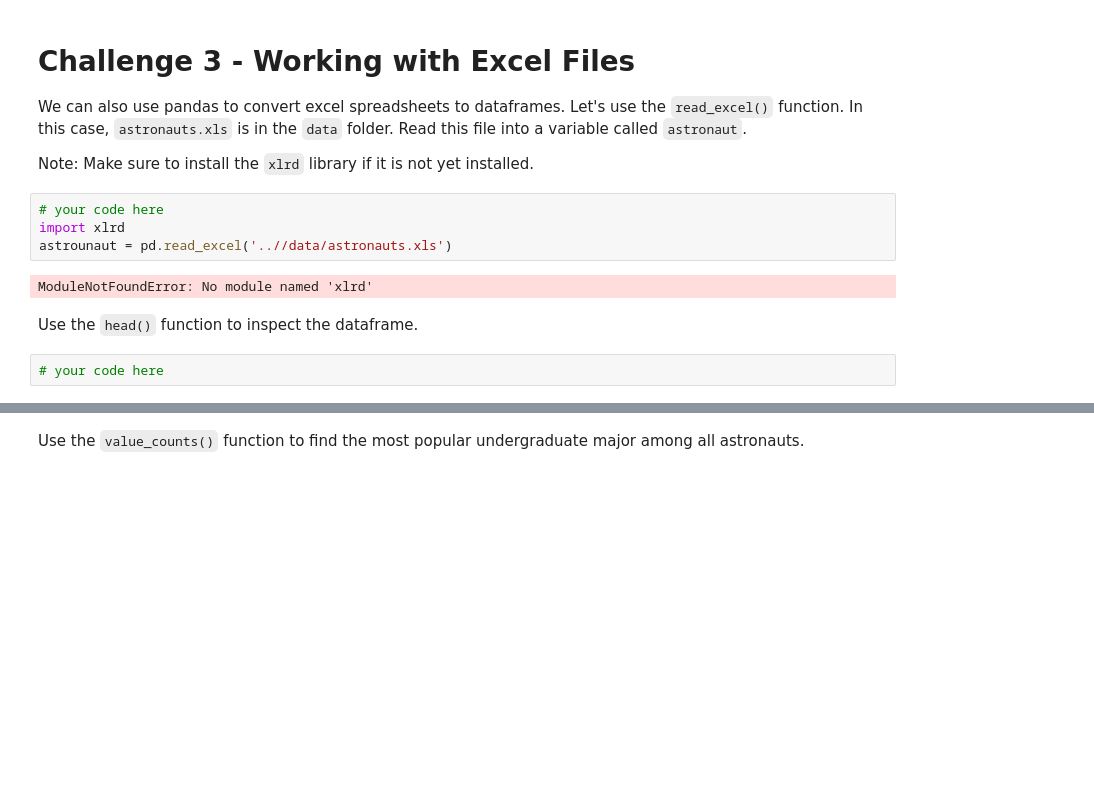
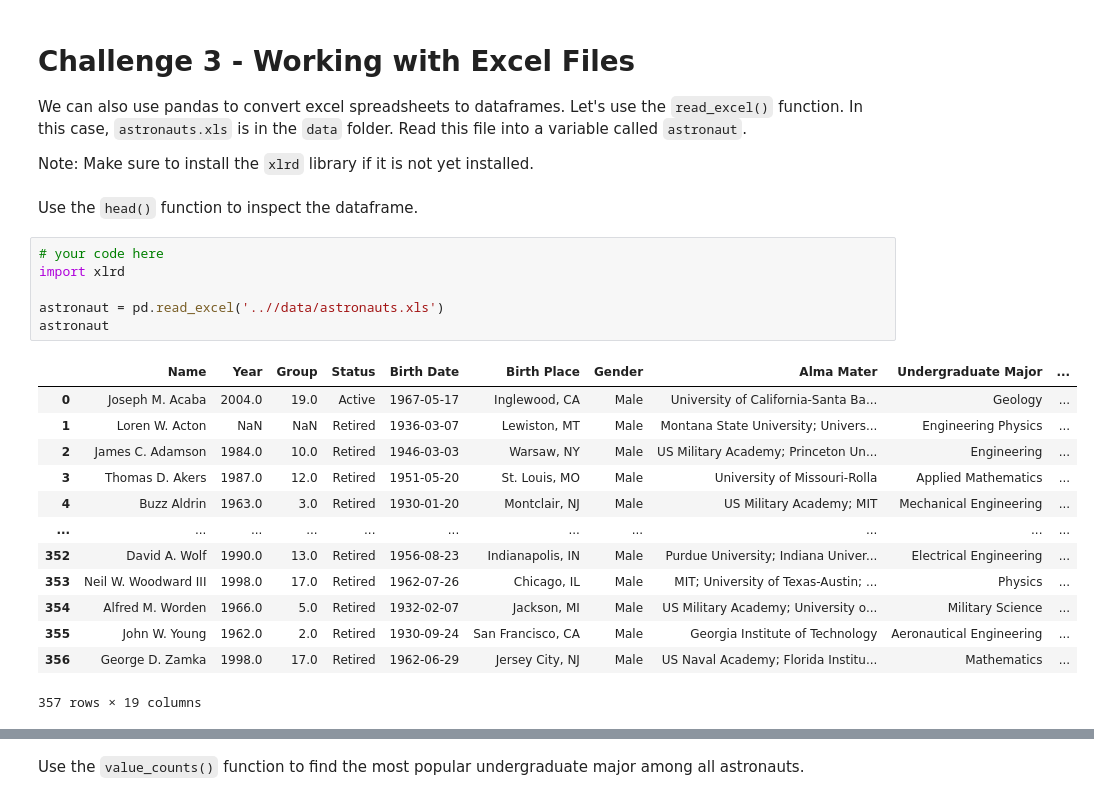
Before and after one commit to silviag-g/dataptmad1121_labs, a Jupyter notebook: module-1/importing-exporting-data/your-code/main.ipynb, the cells around one changed output, grey strips where cells are left out. Cells and saved outputs as stored; diff of their text form; blank space fills up the shorter version.

```diff
--- a/module-1/importing-exporting-data/your-code/main.ipynb
+++ b/module-1/importing-exporting-data/your-code/main.ipynb
@@ -119,13 +118,25 @@ To make life easier for us, let's turn this dataframe into a comma separated fil
 We can also use pandas to convert excel spreadsheets to dataframes. Let's use the `read_excel()` function. In this case, `astronauts.xls` is in the `data` folder. Read this file into a variable called `astronaut`.
 
 Note: Make sure to install the `xlrd` library if it is not yet installed.
-# %%
-# your code here
-import xlrd
-astrounaut = pd.read_excel('..//data/astronauts.xls')
-# %% [output]
-ModuleNotFoundError: No module named 'xlrd'
 # %% [markdown]
 Use the `head()` function to inspect the dataframe.
 # %%
 # your code here
+import xlrd
+
+astronaut = pd.read_excel('..//data/astronauts.xls')
+astronaut
+# %% [output]
+|  | Name | Year | Group | Status | Birth Date | Birth Place | Gender | Alma Mater | Undergraduate Major | ... |
+| 0 | Joseph M. Acaba | 2004.0 | 19.0 | Active | 1967-05-17 | Inglewood, CA | Male | University of California-Santa Ba... | Geology | ... |
+| 1 | Loren W. Acton | NaN | NaN | Retired | 1936-03-07 | Lewiston, MT | Male | Montana State University; Univers... | Engineering Physics | ... |
+| 2 | James C. Adamson | 1984.0 | 10.0 | Retired | 1946-03-03 | Warsaw, NY | Male | US Military Academy; Princeton Un... | Engineering | ... |
+| 3 | Thomas D. Akers | 1987.0 | 12.0 | Retired | 1951-05-20 | St. Louis, MO | Male | University of Missouri-Rolla | Applied Mathematics | ... |
+| 4 | Buzz Aldrin | 1963.0 | 3.0 | Retired | 1930-01-20 | Montclair, NJ | Male | US Military Academy; MIT | Mechanical Engineering | ... |
+| ... | ... | ... | ... | ... | ... | ... | ... | ... | ... | ... |
+| 352 | David A. Wolf | 1990.0 | 13.0 | Retired | 1956-08-23 | Indianapolis, IN | Male | Purdue University; Indiana Univer... | Electrical Engineering | ... |
+| 353 | Neil W. Woodward III | 1998.0 | 17.0 | Retired | 1962-07-26 | Chicago, IL | Male | MIT; University of Texas-Austin; ... | Physics | ... |
+| 354 | Alfred M. Worden | 1966.0 | 5.0 | Retired | 1932-02-07 | Jackson, MI | Male | US Military Academy; University o... | Military Science | ... |
+| 355 | John W. Young | 1962.0 | 2.0 | Retired | 1930-09-24 | San Francisco, CA | Male | Georgia Institute of Technology | Aeronautical Engineering | ... |
+| 356 | George D. Zamka | 1998.0 | 17.0 | Retired | 1962-06-29 | Jersey City, NJ | Male | US Naval Academy; Florida Institu... | Mathematics | ... |
+357 rows × 19 columns
```
Also changed, not shown: parts of 8 cells of this notebook, 2 other files.
